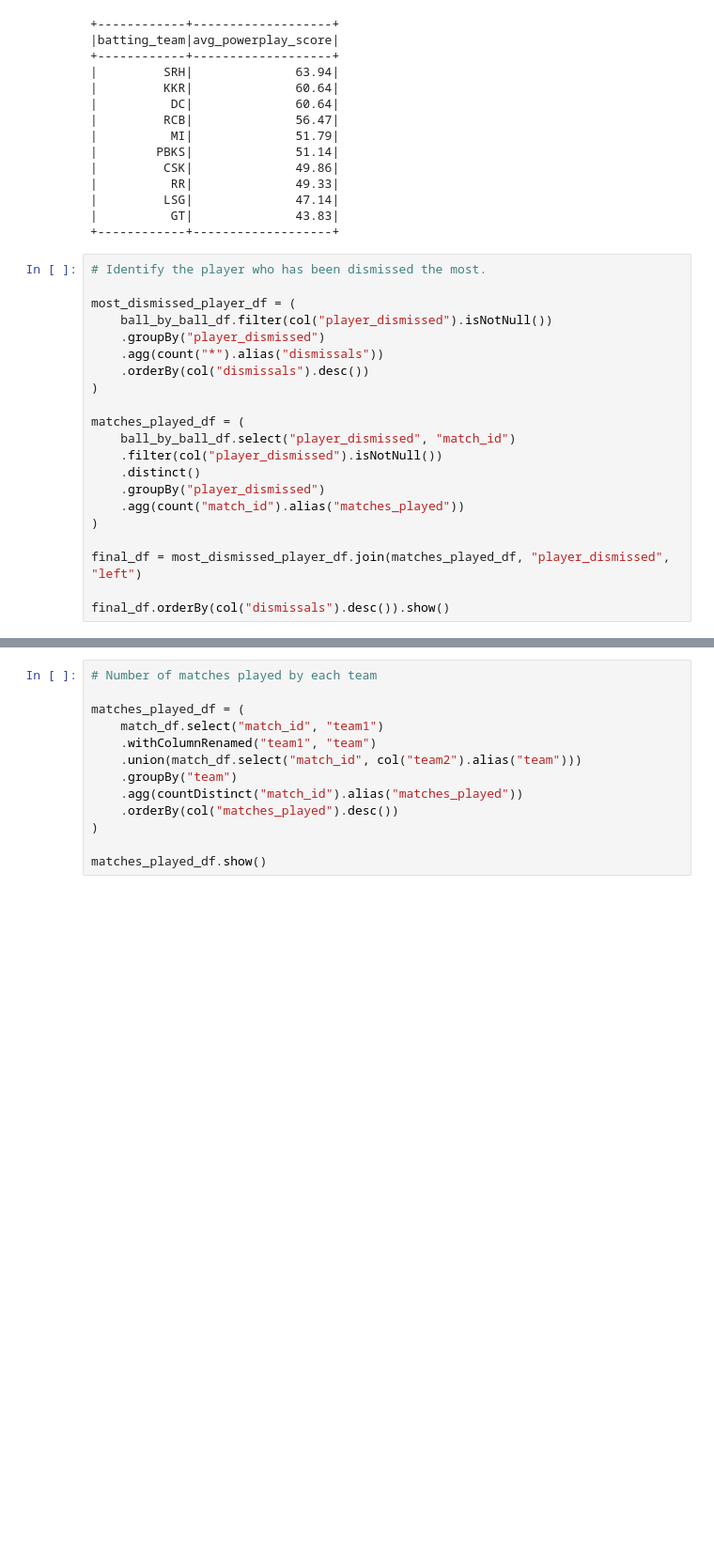
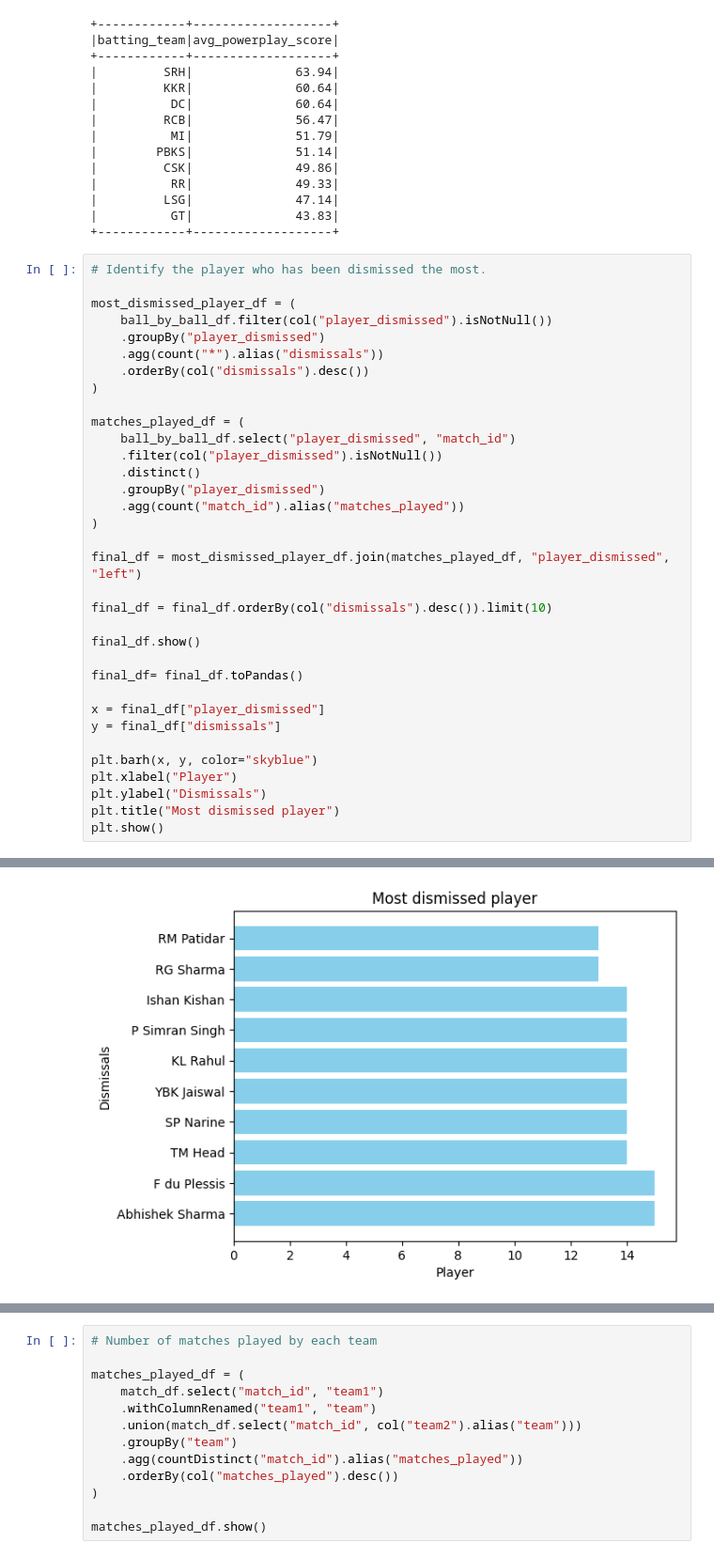
Before and after one commit to Ajuwin/IPL-2024-Cricket-Analytics, a Jupyter notebook: IPL_2024_Analysis.ipynb, the cells around one changed output, grey strips where cells are left out. Shown at 94% size. Drawn from its saved outputs; the diff is of its cells as text; blank space fills up the shorter version.

```diff
--- a/IPL_2024_Analysis.ipynb
+++ b/IPL_2024_Analysis.ipynb
@@ -619,7 +653,20 @@ matches_played_df = (
 
 final_df = most_dismissed_player_df.join(matches_played_df, "player_dismissed", "left")
 
-final_df.orderBy(col("dismissals").desc()).show()
+final_df = final_df.orderBy(col("dismissals").desc()).limit(10)
+
+final_df.show()
+
+final_df= final_df.toPandas()
+
+x = final_df["player_dismissed"]
+y = final_df["dismissals"]
+
+plt.barh(x, y, color="skyblue")
+plt.xlabel("Player")
+plt.ylabel("Dismissals")
+plt.title("Most dismissed player")
+plt.show()
 # %% [output]
 +----------------+----------+--------------+
 |player_dismissed|dismissals|matches_played|
@@ -640,0 +685 @@ only showing top 20 rows
+[figure, added]
```
Also changed, not shown: parts of 8 cells of this notebook.
